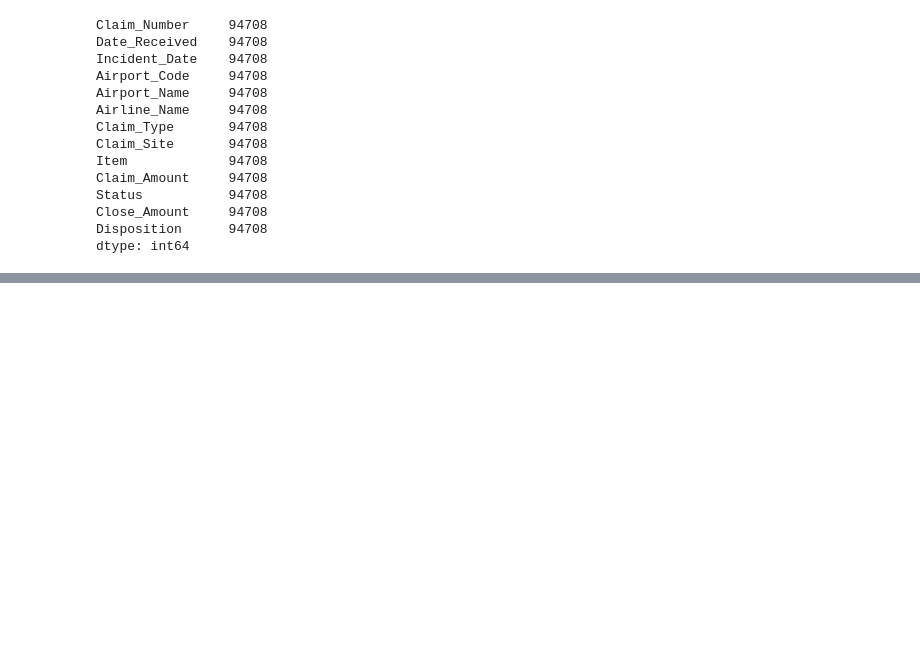
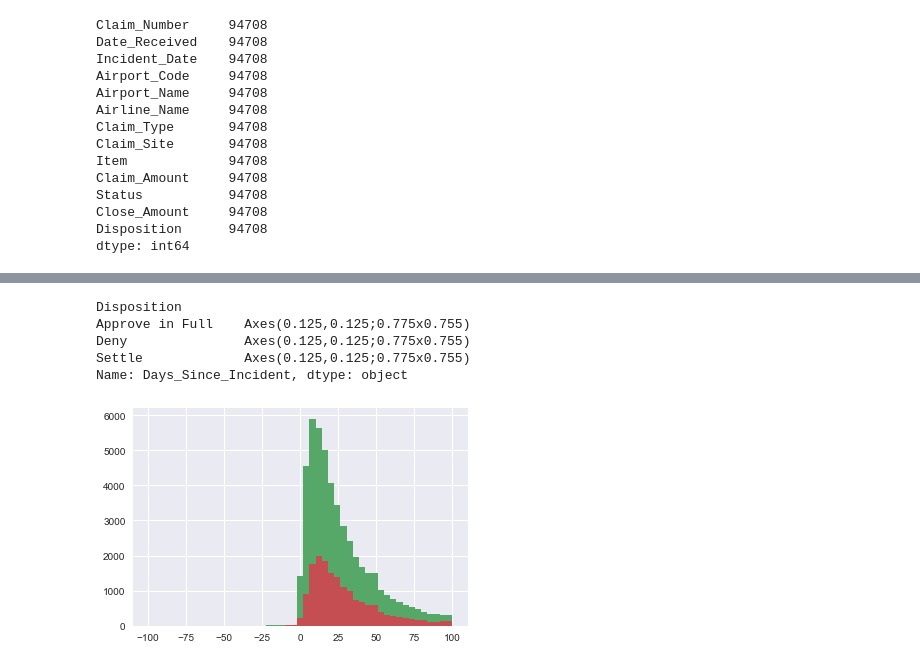
Before and after one commit to mzohaib10/tsa-claims, a Jupyter notebook: tsa-claims-outcome-classifier.ipynb, the cells around one changed output, grey strips where cells are left out. Cells and saved outputs as stored; diff of their text form; code cells hidden in the pictures; blank space fills up the shorter version.

```diff
--- a/tsa-claims-outcome-classifier.ipynb
+++ b/tsa-claims-outcome-classifier.ipynb
@@ -347,4 +361,4 @@ Close_Amount     0
 Disposition      0
 dtype: int64
 # %%
-df12_final['Incident_Date'] = pd.to_datetime(df12_final.Incident_Date)
+#df12_final['Incident_Date'] = pd.to_datetime(df12_final.Incident_Date)
@@ -433,4 +445,4 @@ Close_Amount     94708
 Disposition      94708
 dtype: int64
 # %%
-df12_final['Days_Since_Incident'] = df12_final['Date_Received'] - df12_final['Incident_Date']
+df12_final['Days_Since_Incident'] = (df12_final['Date_Received'] -df12_final['Incident_Date'])/np.timedelta64(1, 'D')
@@ -440,0 +515,9 @@ dtype('<m8[ns]')
+# %%
+df12_final.groupby('Disposition').Days_Since_Incident.hist(bins=np.linspace(-100,100,50))
+# %% [output]
+Disposition
+Approve in Full    Axes(0.125,0.125;0.775x0.755)
+Deny               Axes(0.125,0.125;0.775x0.755)
+Settle             Axes(0.125,0.125;0.775x0.755)
+Name: Days_Since_Incident, dtype: object
+[figure, added]
```
Also changed, not shown: parts of 38 cells of this notebook.
